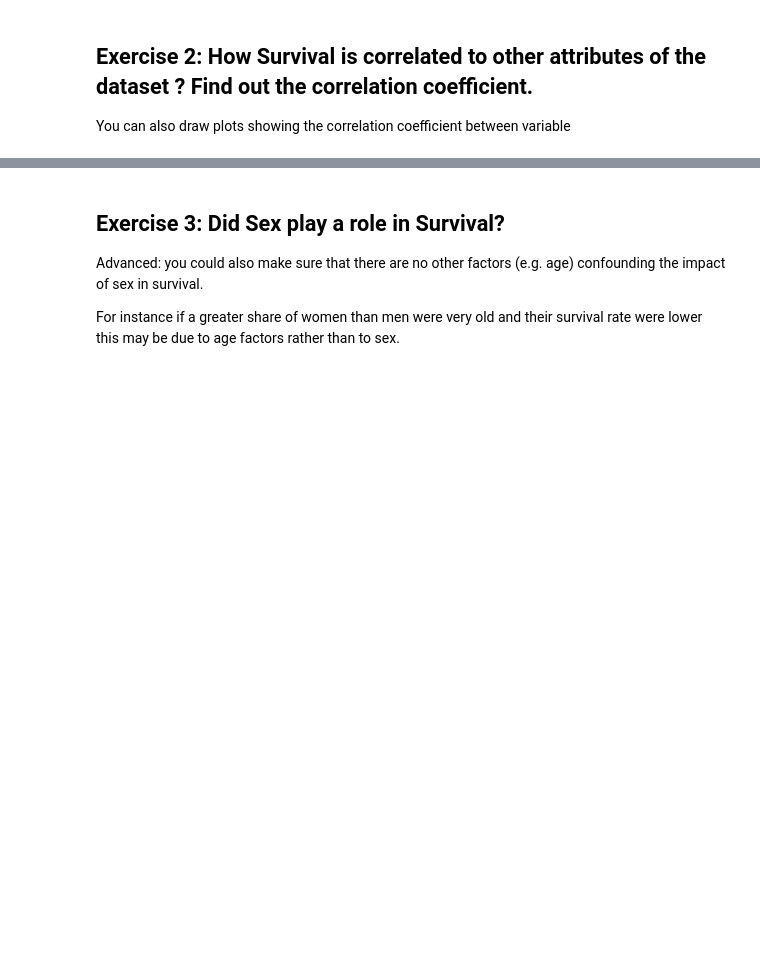
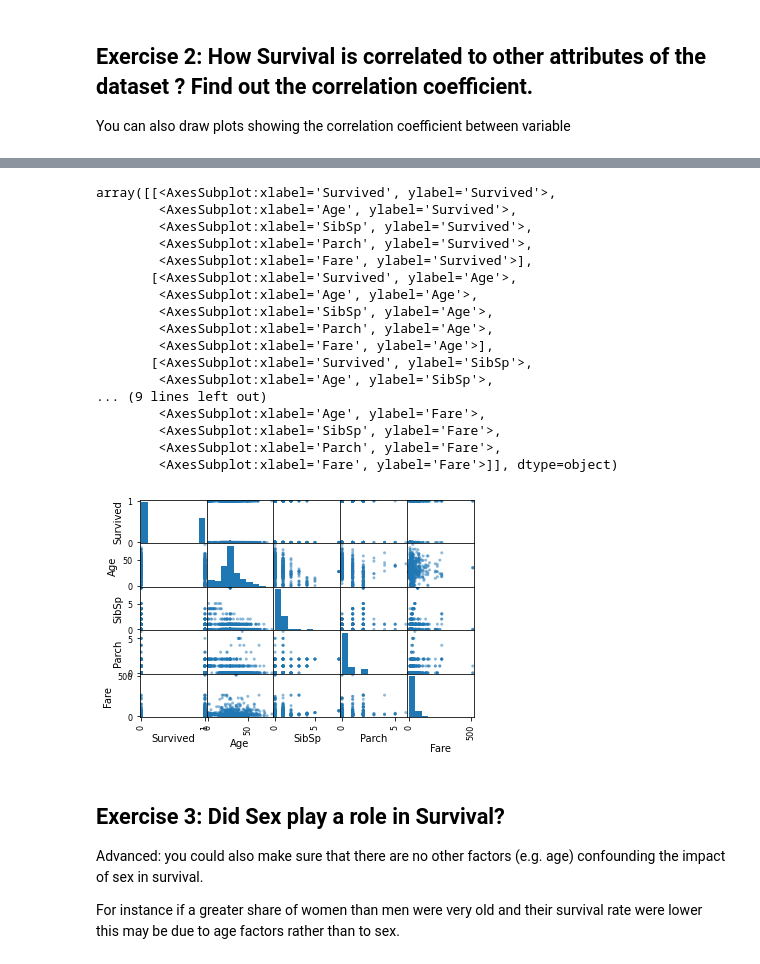
Before and after one commit to Krishan-stack/PP4DS-KS, a Jupyter notebook: exercises/06_The_Titanic_Dataset.ipynb, the cells around one changed output, grey strips where cells are left out. Drawn from its saved outputs; the diff is of its cells as text; code cells hidden in the pictures; blank space fills up the shorter version.

```diff
--- a/exercises/06_The_Titanic_Dataset.ipynb
+++ b/exercises/06_The_Titanic_Dataset.ipynb
@@ -81,4 +98,11 @@ memory usage: 83.7+ KB
+# %%
+#Don't care about cabin missings, replace age with the median age
+titanic_df['Age']= titanic_df['Age'].transform(lambda x: x.fillna(x.median()))
 # %% [markdown]
 ## Exercise 2: How Survival is correlated to other attributes of the dataset ? Find out the correlation coefficient.
 
 You can also draw plots showing the correlation coefficient between variable
+# %%
+titanic_df['Sex']=pd.Categorical(titanic_df.Sex)
+corr_matrix = titanic_df.corr()
+corr_matrix
@@ -85,6 +118,27 @@ You can also draw plots showing the correlation coefficient between variable
 # %%
-ATTRS = ["Age", "SibSp","Parch", "Fare"]
+ATTRS = ["Survived", "Age", "SibSp","Parch", "Fare"]
 # scatter matrix
+df = titanic_df[ATTRS]
+pd.plotting.scatter_matrix(df)
+# %% [output]
+array([[<AxesSubplot:xlabel='Survived', ylabel='Survived'>,
+        <AxesSubplot:xlabel='Age', ylabel='Survived'>,
+        <AxesSubplot:xlabel='SibSp', ylabel='Survived'>,
+        <AxesSubplot:xlabel='Parch', ylabel='Survived'>,
+        <AxesSubplot:xlabel='Fare', ylabel='Survived'>],
+       [<AxesSubplot:xlabel='Survived', ylabel='Age'>,
+        <AxesSubplot:xlabel='Age', ylabel='Age'>,
+        <AxesSubplot:xlabel='SibSp', ylabel='Age'>,
+        <AxesSubplot:xlabel='Parch', ylabel='Age'>,
+        <AxesSubplot:xlabel='Fare', ylabel='Age'>],
+       [<AxesSubplot:xlabel='Survived', ylabel='SibSp'>,
+        <AxesSubplot:xlabel='Age', ylabel='SibSp'>,
+... (9 lines left out)
+        <AxesSubplot:xlabel='Age', ylabel='Fare'>,
+        <AxesSubplot:xlabel='SibSp', ylabel='Fare'>,
+        <AxesSubplot:xlabel='Parch', ylabel='Fare'>,
+        <AxesSubplot:xlabel='Fare', ylabel='Fare'>]], dtype=object)
+[figure, added]
 # %% [markdown]
 ## Exercise 3: Did Sex play a role in Survival?
 
```
Also changed, not shown: parts of 9 cells of this notebook.
